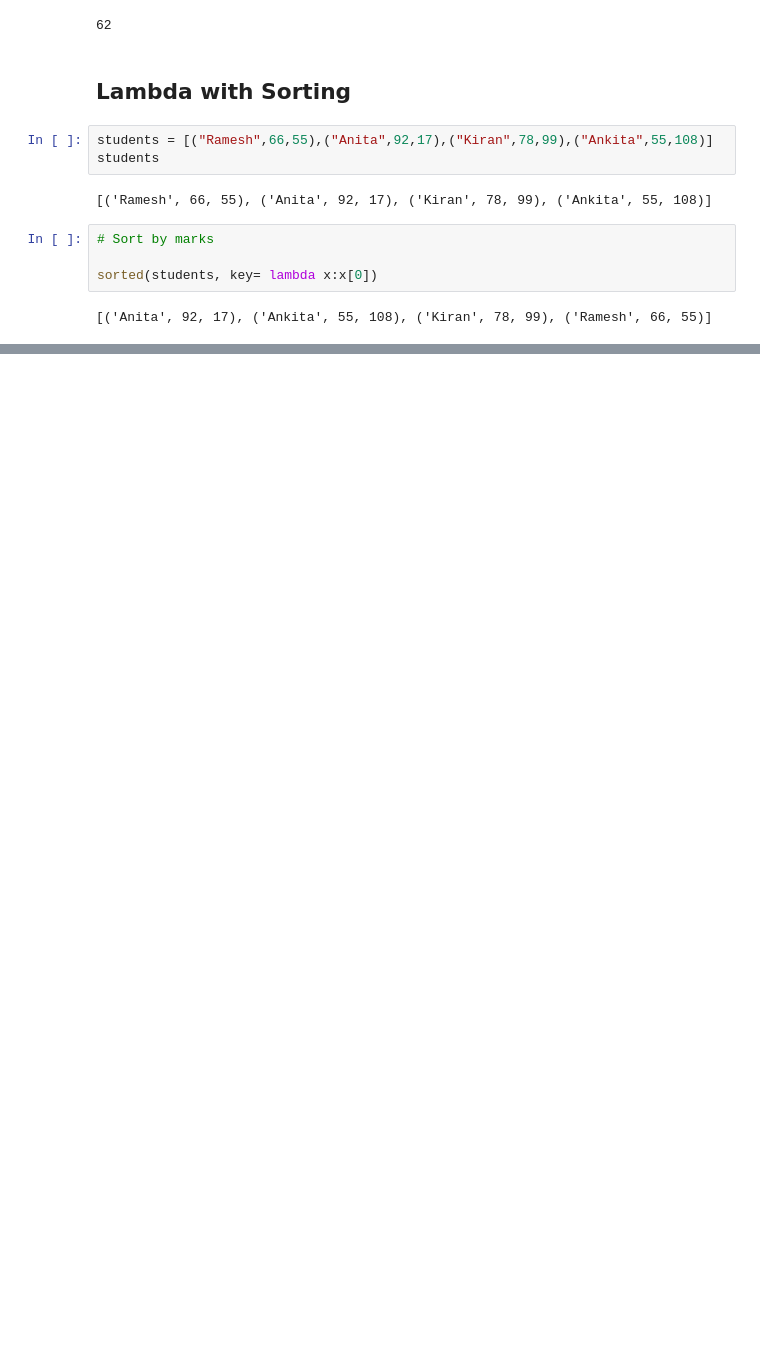
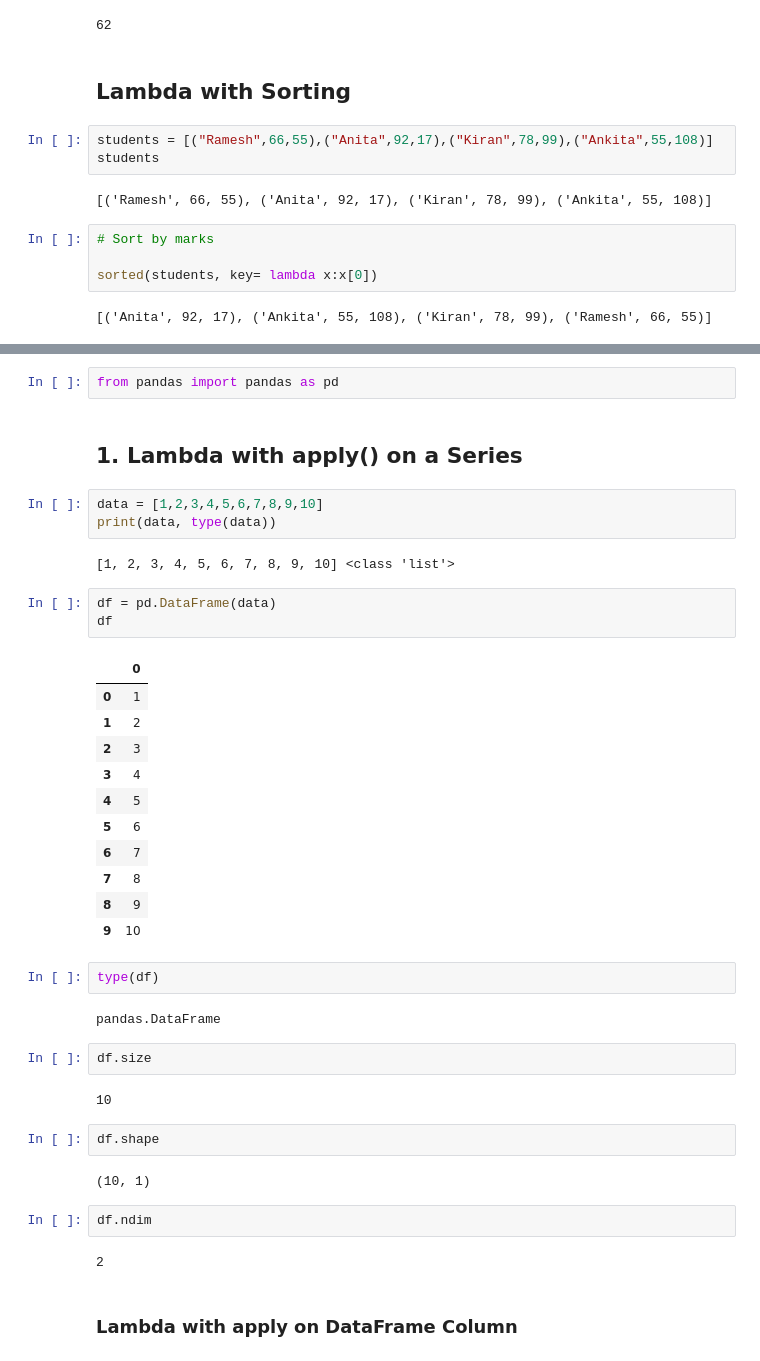
Before and after one commit to sharmaRoushan-Official/python2036, a Jupyter notebook: 15.Lambda.ipynb, the cells around one changed output, grey strips where cells are left out. Saved outputs shown, nothing was run; the diff lists cells and outputs as text; blank space fills up the shorter version.

```diff
--- a/15.Lambda.ipynb
+++ b/15.Lambda.ipynb
@@ -319,0 +350,42 @@ sorted(students, key= lambda x:x[0])
+# %%
+from pandas import pandas as pd
+# %% [markdown]
+## 1. Lambda with apply() on a Series
+# %%
+data = [1,2,3,4,5,6,7,8,9,10]
+print(data, type(data))
+# %% [output]
+[1, 2, 3, 4, 5, 6, 7, 8, 9, 10] <class 'list'>
+# %%
+df = pd.DataFrame(data)
+df
+# %% [output]
+|  | 0 |
+| 0 | 1 |
+| 1 | 2 |
+| 2 | 3 |
+| 3 | 4 |
+| 4 | 5 |
+| 5 | 6 |
+| 6 | 7 |
+| 7 | 8 |
+| 8 | 9 |
+| 9 | 10 |
+# %%
+type(df)
+# %% [output]
+pandas.DataFrame
+# %%
+df.size
+# %% [output]
+10
+# %%
+df.shape
+# %% [output]
+(10, 1)
+# %%
+df.ndim
+# %% [output]
+2
+# %% [markdown]
+### Lambda with apply on DataFrame Column
```
Also changed, not shown: parts of 27 cells of this notebook.
